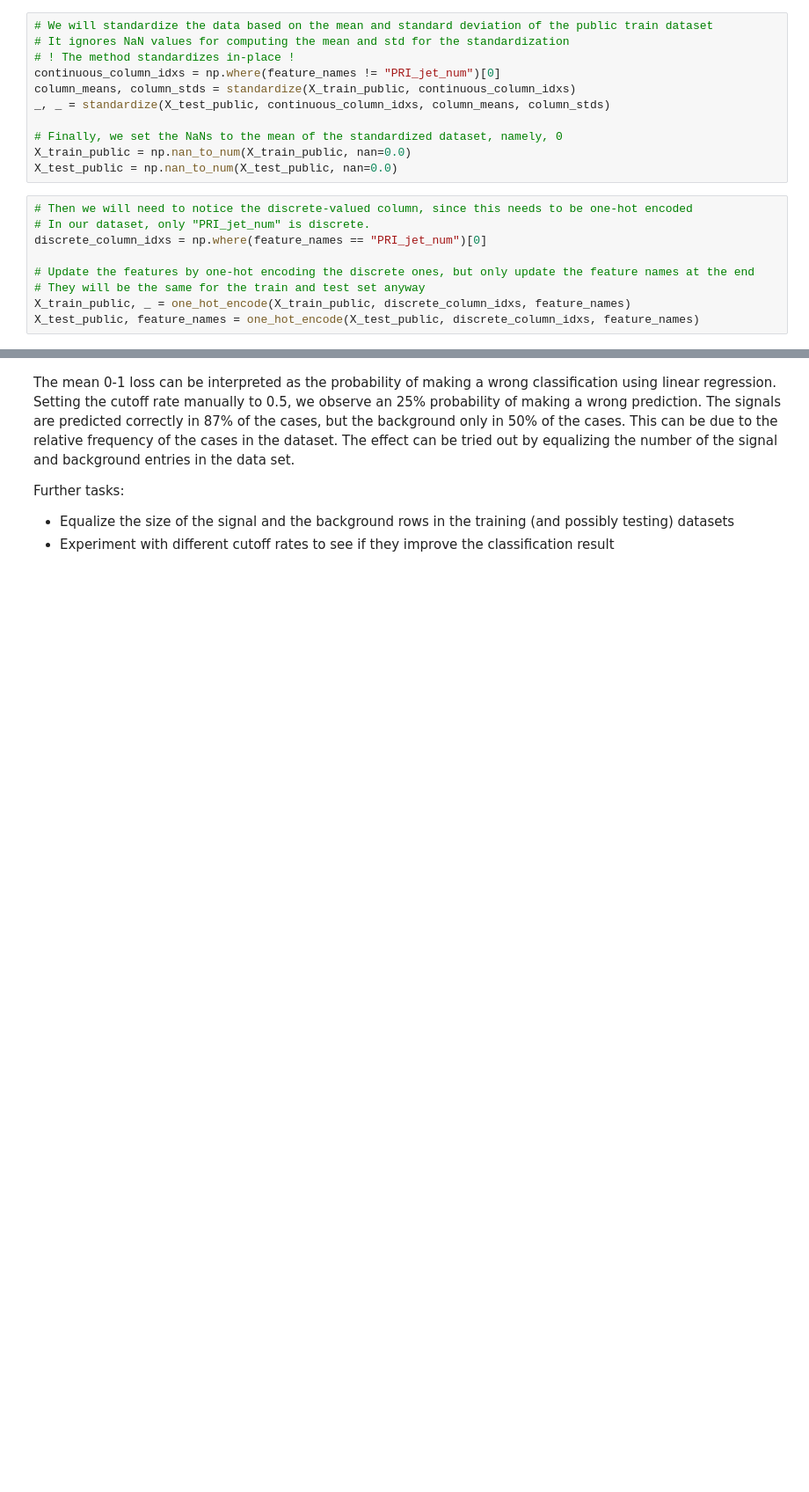
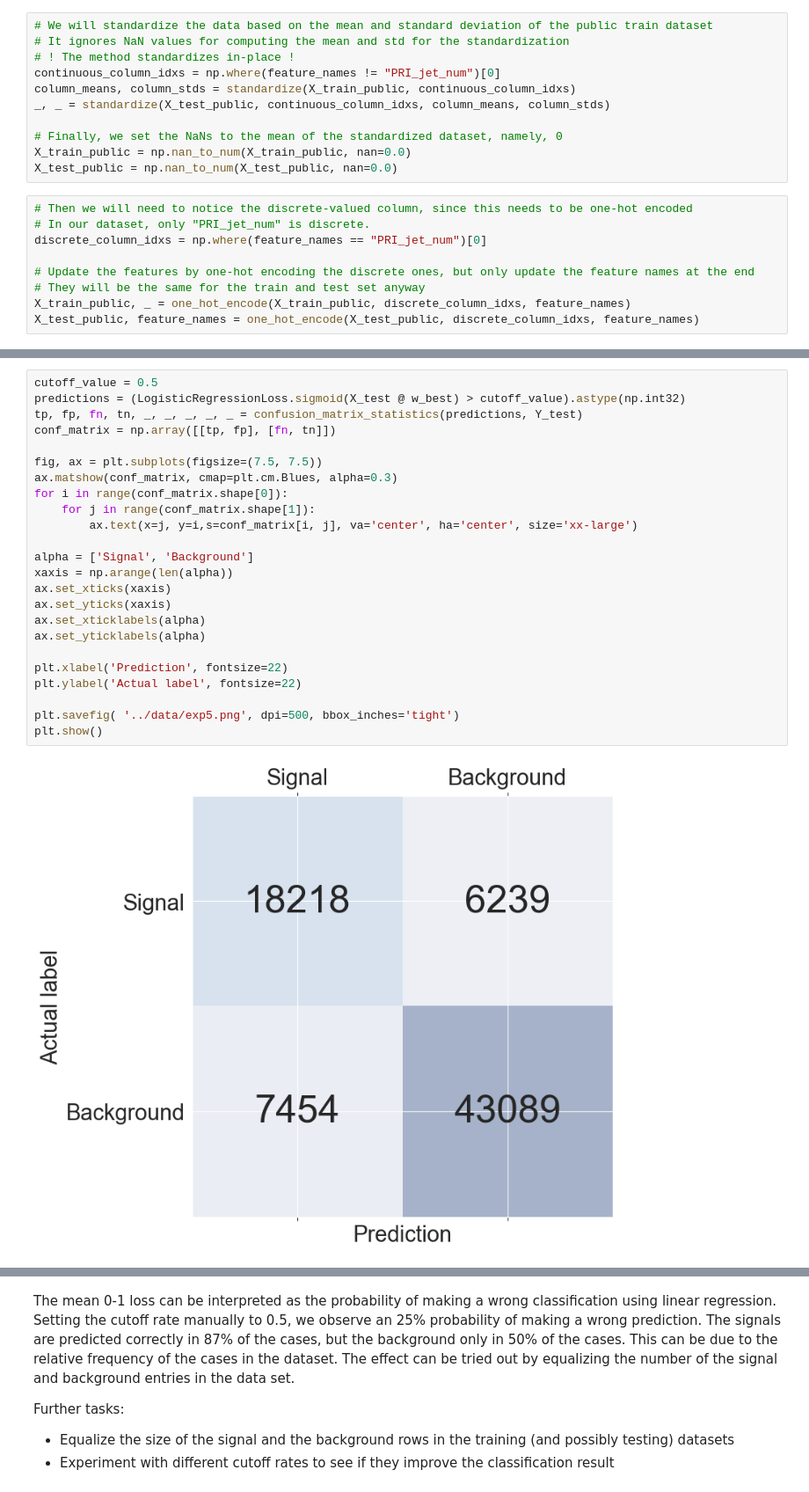
Before and after one commit to CS-433/ml-project-1-cheruben-3, a Jupyter notebook: src/run.ipynb, the cells around one changed output, grey strips where cells are left out. Shown at 88% size. Cells and saved outputs as stored; diff of their text form; blank space fills up the shorter version.

```diff
--- a/src/run.ipynb
+++ b/src/run.ipynb
@@ -233,3 +254,29 @@ plt.show()
+# %%
+cutoff_value = 0.5
+predictions = (LogisticRegressionLoss.sigmoid(X_test @ w_best) > cutoff_value).astype(np.int32)
+tp, fp, fn, tn, _, _, _, _, _ = confusion_matrix_statistics(predictions, Y_test)
+conf_matrix = np.array([[tp, fp], [fn, tn]])
+
+fig, ax = plt.subplots(figsize=(7.5, 7.5))
+ax.matshow(conf_matrix, cmap=plt.cm.Blues, alpha=0.3)
+for i in range(conf_matrix.shape[0]):
+    for j in range(conf_matrix.shape[1]):
+        ax.text(x=j, y=i,s=conf_matrix[i, j], va='center', ha='center', size='xx-large')
+
+alpha = ['Signal', 'Background']
+xaxis = np.arange(len(alpha))
+ax.set_xticks(xaxis)
+ax.set_yticks(xaxis)
+ax.set_xticklabels(alpha)
+ax.set_yticklabels(alpha)
+
+plt.xlabel('Prediction', fontsize=22)
+plt.ylabel('Actual label', fontsize=22)
+
+plt.savefig( '../data/exp5.png', dpi=500, bbox_inches='tight')
+plt.show()
+# %% [output]
+[figure, added]
 # %%
 # Testing linear regression
 from implementations import ridge_regression
```
Also changed, not shown: parts of 18 cells of this notebook, 1 other file.
